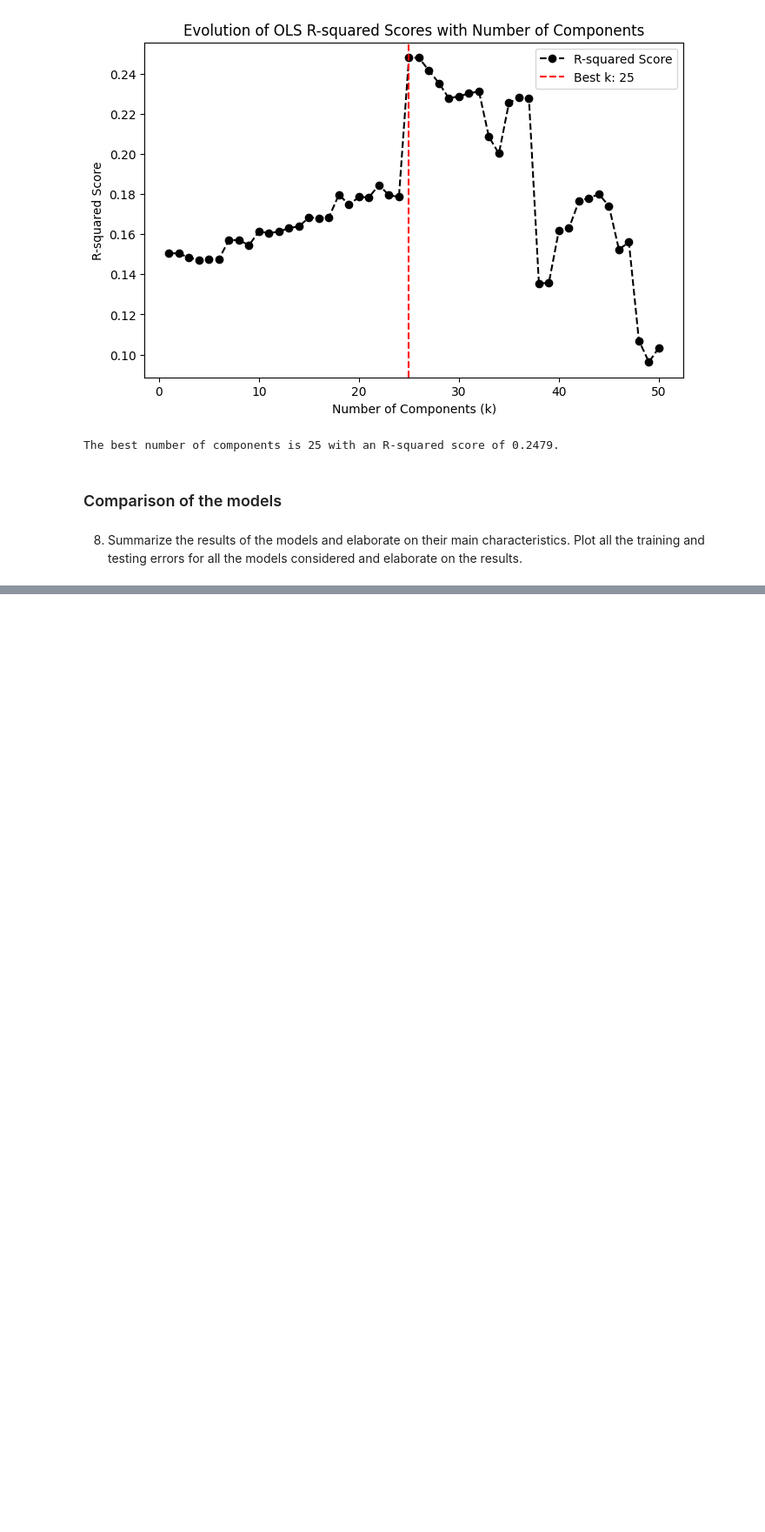
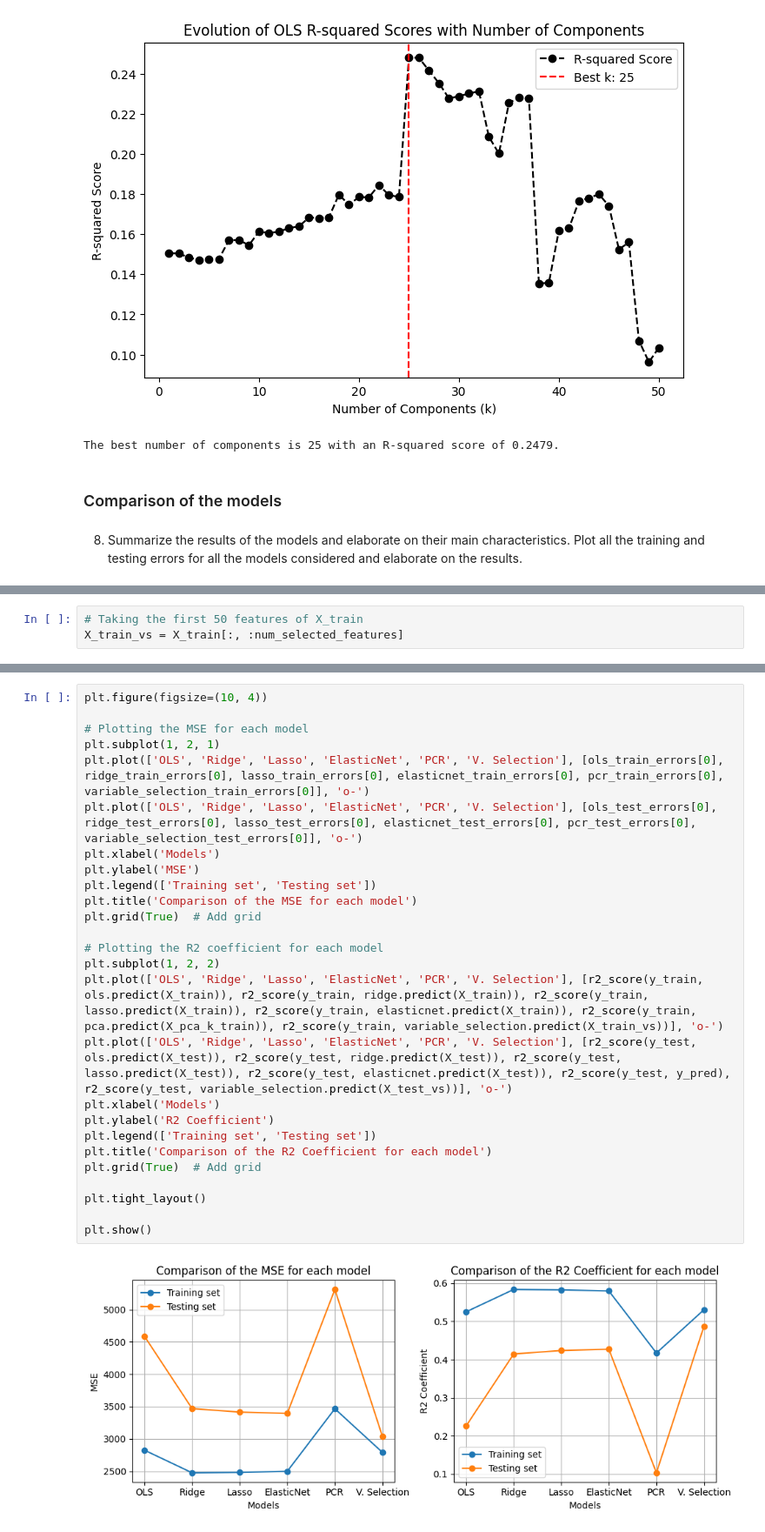
Before and after one commit to dftorresro/SDTSIA---2nd-TP-Linear-regression-, a Jupyter notebook: TP2_Linear_regression.ipynb, the cells around one changed output, grey strips where cells are left out. Shown at 87% size. Drawn from its saved outputs; the diff is of its cells as text; blank space fills up the shorter version.

```diff
--- a/TP2_Linear_regression.ipynb
+++ b/TP2_Linear_regression.ipynb
@@ -890,0 +911,3 @@ ValueError: Found array with 0 feature(s) (shape=(330, 0)) while a minimum of 1
+# %%
+# Taking the first 50 features of X_train
+X_train_vs = X_train[:, :num_selected_features]
@@ -890,0 +989,28 @@ ValueError: Found array with 0 feature(s) (shape=(330, 0)) while a minimum of 1
+# %%
+plt.figure(figsize=(10, 4))
+
+# Plotting the MSE for each model
+plt.subplot(1, 2, 1)
+plt.plot(['OLS', 'Ridge', 'Lasso', 'ElasticNet', 'PCR', 'V. Selection'], [ols_train_errors[0], ridge_train_errors[0], lasso_train_errors[0], elasticnet_train_errors[0], pcr_train_errors[0], variable_selection_train_errors[0]], 'o-')
+plt.plot(['OLS', 'Ridge', 'Lasso', 'ElasticNet', 'PCR', 'V. Selection'], [ols_test_errors[0], ridge_test_errors[0], lasso_test_errors[0], elasticnet_test_errors[0], pcr_test_errors[0], variable_selection_test_errors[0]], 'o-')
+plt.xlabel('Models')
+plt.ylabel('MSE')
+plt.legend(['Training set', 'Testing set'])
+plt.title('Comparison of the MSE for each model')
+plt.grid(True)  # Add grid
+
+# Plotting the R2 coefficient for each model
+plt.subplot(1, 2, 2)
+plt.plot(['OLS', 'Ridge', 'Lasso', 'ElasticNet', 'PCR', 'V. Selection'], [r2_score(y_train, ols.predict(X_train)), r2_score(y_train, ridge.predict(X_train)), r2_score(y_train, lasso.predict(X_train)), r2_score(y_train, elasticnet.predict(X_train)), r2_score(y_train, pca.predict(X_pca_k_train)), r2_score(y_train, variable_selection.predict(X_train_vs))], 'o-')
+plt.plot(['OLS', 'Ridge', 'Lasso', 'ElasticNet', 'PCR', 'V. Selection'], [r2_score(y_test, ols.predict(X_test)), r2_score(y_test, ridge.predict(X_test)), r2_score(y_test, lasso.predict(X_test)), r2_score(y_test, elasticnet.predict(X_test)), r2_score(y_test, y_pred), r2_score(y_test, variable_selection.predict(X_test_vs))], 'o-')
+plt.xlabel('Models')
+plt.ylabel('R2 Coefficient')
+plt.legend(['Training set', 'Testing set'])
+plt.title('Comparison of the R2 Coefficient for each model')
+plt.grid(True)  # Add grid
+
+plt.tight_layout()
+
+plt.show()
+# %% [output]
+[figure, added]
```
Also changed, not shown: parts of 9 cells of this notebook.
